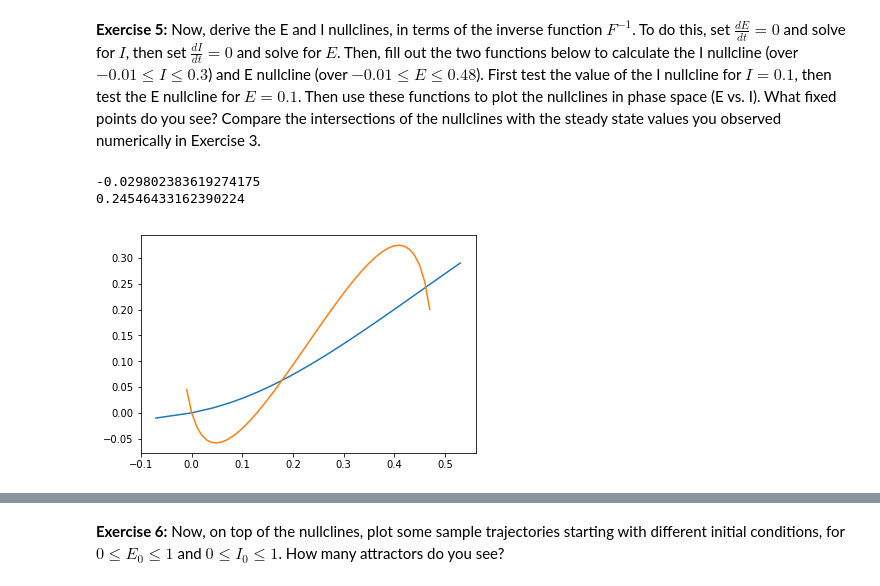
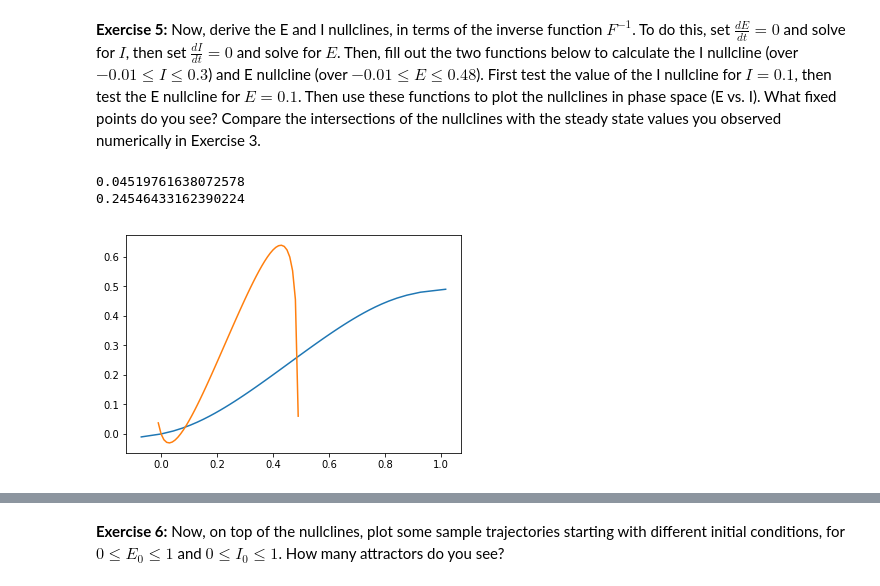
Before and after one commit to pipehappy1/ccnss2018_students, a Jupyter notebook: module1/1_wilson-cowan_equations/1_wilson-cowan_equations.ipynb, the cells around one changed output, grey strips where cells are left out. Cells and saved outputs as stored; diff of their text form; code cells hidden in the pictures.

````diff
--- a/module1/1_wilson-cowan_equations/1_wilson-cowan_equations.ipynb
+++ b/module1/1_wilson-cowan_equations/1_wilson-cowan_equations.ipynb
@@ -276,37 +276,38 @@ def get_E_nullcline(E):
     I = (wEE*E - F_inv(E/(1-r*E), a_E, theta_E))/wEI
 
     return I
 
 
 def get_I_nullcline(I):
     """Solve for E along the I nullcline (dI/dt = 0).
 
     Arguments:
     I -- values of I over which the nullcline is computed
 
     Returns:
     E -- values of E along the nullcline for each I
     """
     # insert your code here
 
     E = (F_inv(I/(1-r*I), a_I, theta_I) + wII*I)/wIE
 
     return E
 
 # insert your code here
+wEE = 15
 print(get_E_nullcline(0.1))
 print(get_I_nullcline(0.1))
 
-ia = np.arange(-0.01, 0.3, 0.01)
-ea = np.arange(-0.01, 0.48, 0.01)
+ia = np.arange(-0.01, 0.5, 0.01)
+ea = np.arange(-0.01, 0.7, 0.01)
 
 plt.plot(get_I_nullcline(ia), ia)
 plt.plot(ea, get_E_nullcline(ea))
 plt.show()
 # %% [output]
--0.029802383619274175
+0.04519761638072578
 0.24546433162390224
-[figure, old version]
+[figure, new version]
 # %% [markdown]
 **EXPECTED OUTPUT**
 ```
````
Also changed, not shown: parts of 1 cell of this notebook, 1 other file.
